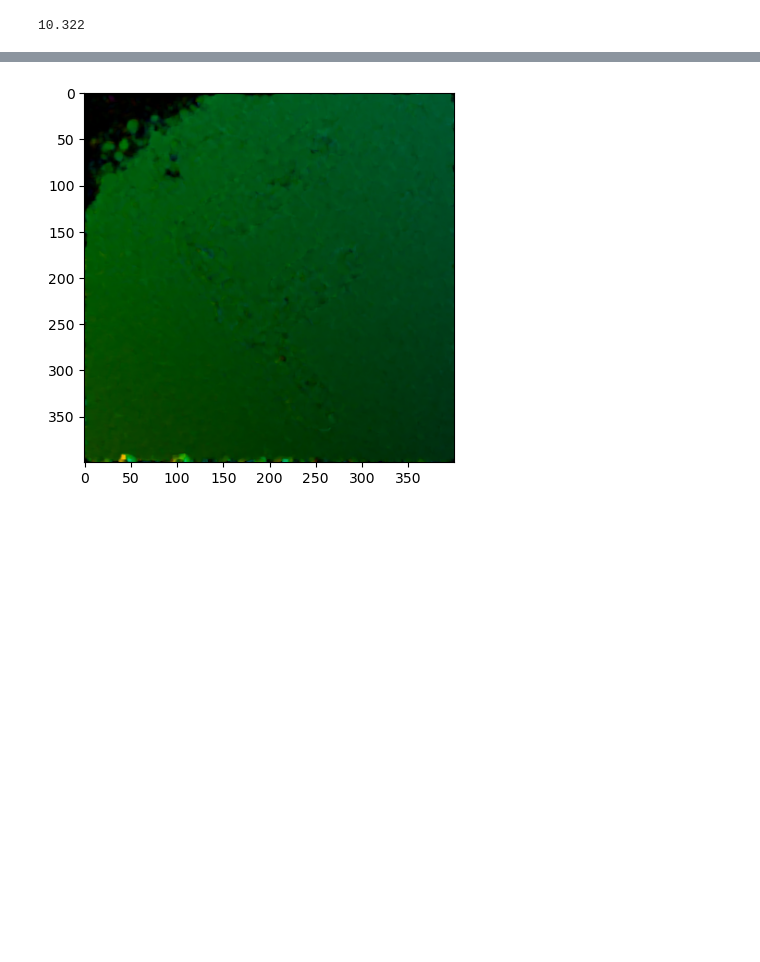
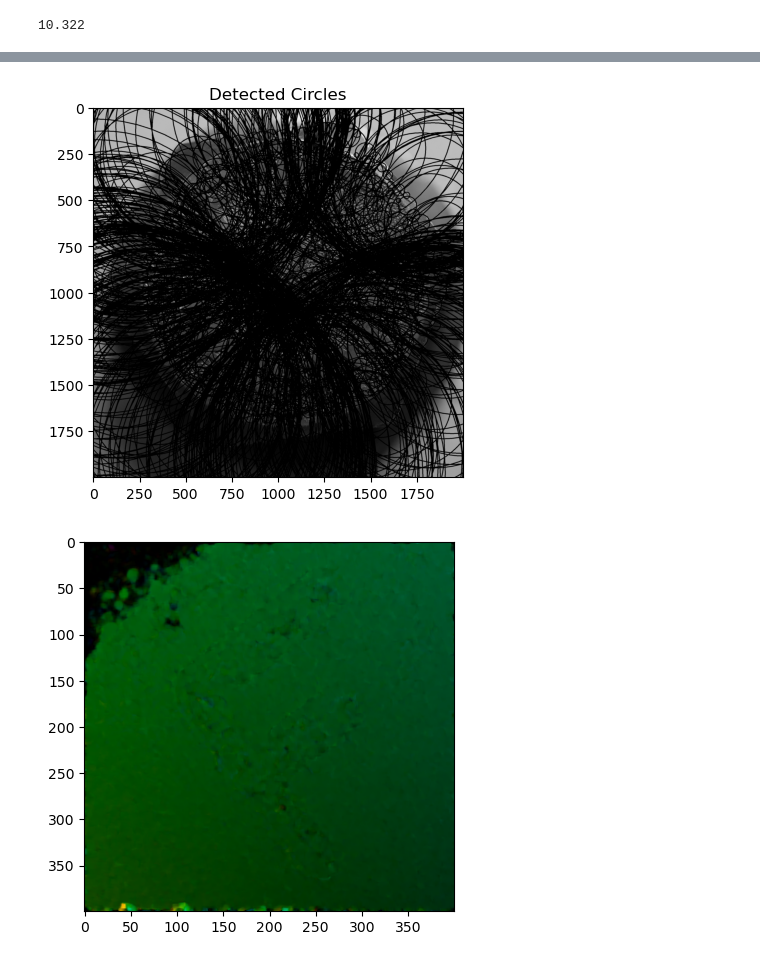
Before and after one commit to ChenYu-K/boltpd, a Jupyter notebook: test.ipynb, the cells around one changed output, grey strips where cells are left out. Saved outputs shown, nothing was run; the diff lists cells and outputs as text; code cells hidden in the pictures; blank space fills up the shorter version.

```diff
--- a/test.ipynb
+++ b/test.ipynb
@@ -138,3 +156,24 @@ print(opticalflowimg)
+# %%
+# 使用霍夫圆变换检测圆形
+circles = cv2.HoughCircles(edges, cv2.HOUGH_GRADIENT, dp=1.2, minDist=50,
+                           param1=50, param2=30, minRadius=0, maxRadius=0)
+
+# 确保至少检测到一个圆
+if circles is not None:
+    circles = np.round(circles[0, :]).astype("int")
+
+    # 绘制检测到的圆
+    for (x, y, r) in circles:
+        cv2.circle(image, (x, y), r, (0, 255, 0), 4)
+
+    # 显示检测到圆形的图像
+    plt.imshow(cv2.cvtColor(image, cv2.COLOR_BGR2RGB))
+    plt.title('Detected Circles')
+    plt.show()
+else:
+    print("No circles detected")
+# %% [output]
+[figure, added]
 # %%
 import cv2
 import numpy as np
```
Also changed, not shown: parts of 3 cells of this notebook, 9 other files.
